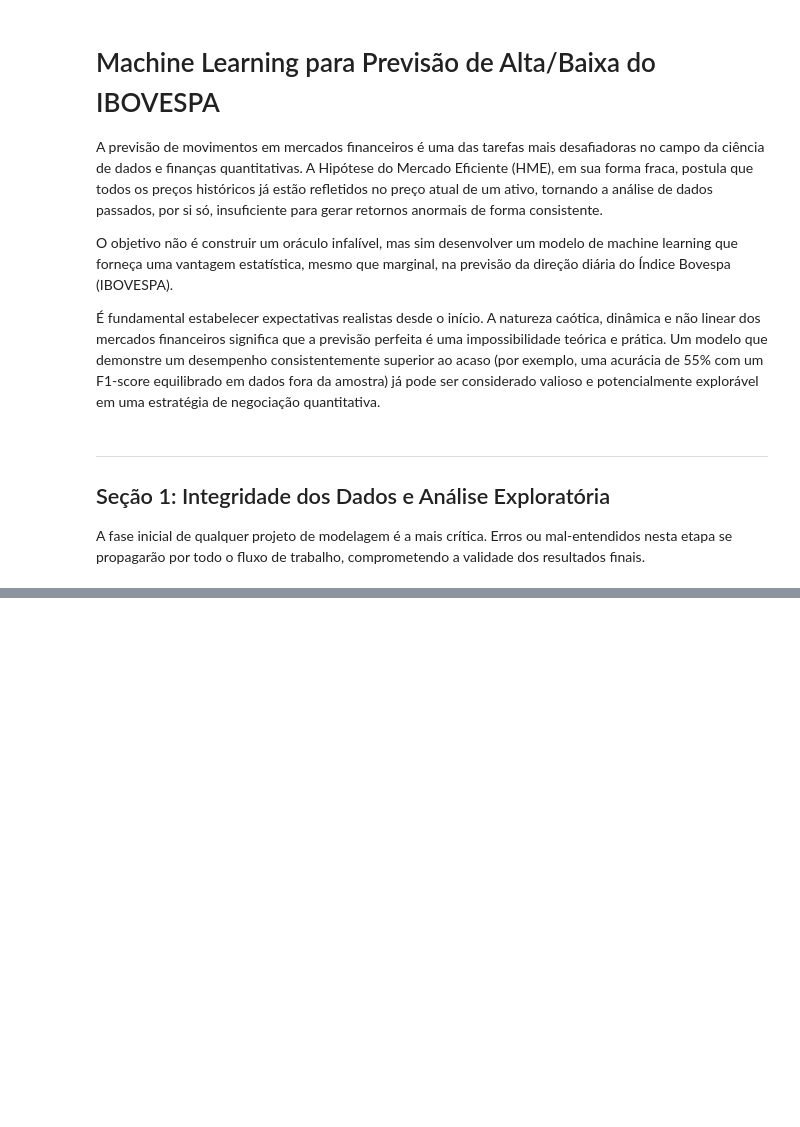
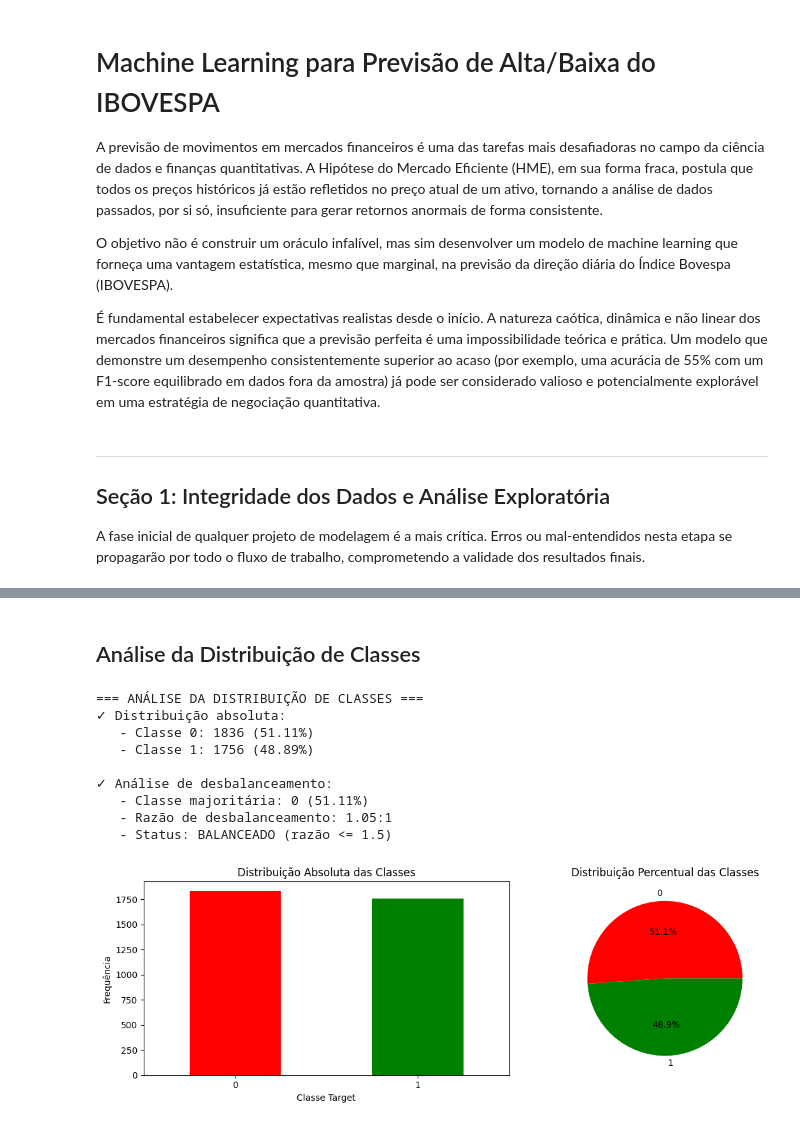
Before and after one commit to suprarn/tudofiap, a Jupyter notebook: Tech Challenge 2/final/tech_challenge_2_final.ipynb, the cells around one changed output, grey strips where cells are left out. Saved outputs shown, nothing was run; the diff lists cells and outputs as text; code cells hidden in the pictures; blank space fills up the shorter version.

```diff
--- a/Tech Challenge 2/final/tech_challenge_2_final.ipynb
+++ b/Tech Challenge 2/final/tech_challenge_2_final.ipynb
@@ -15,0 +524,11 @@ A fase inicial de qualquer projeto de modelagem é a mais crítica. Erros ou mal
+# %%
+import pandas as pd
+import numpy as np
+import matplotlib.pyplot as plt
+import seaborn as sns
+import warnings
+import json
+
+warnings.filterwarnings('ignore')
+plt.style.use('default')
+sns.set_palette('husl')
@@ -15,0 +636,59 @@ A fase inicial de qualquer projeto de modelagem é a mais crítica. Erros ou mal
+# %% [markdown]
+## Análise da Distribuição de Classes
+# %%
+# Calcula e analisa a frequência das classes 0 e 1
+distribuicao = dados_com_target['Target'].value_counts()
+proporcoes = dados_com_target['Target'].value_counts(normalize=True)
+
+# Análise de desbalanceamento
+classe_majoritaria = proporcoes.idxmax()
+prop_majoritaria = proporcoes.max()
+prop_minoritaria = proporcoes.min()
+razao_desbalanceamento = prop_majoritaria / prop_minoritaria
+
+print('=== ANÁLISE DA DISTRIBUIÇÃO DE CLASSES ===')
+print('✓ Distribuição absoluta:')
+for classe, count in distribuicao.items():
+    print(f'   - Classe {classe}: {count} ({proporcoes[classe]:.2%})')
+
+print('\n✓ Análise de desbalanceamento:')
+print(f'   - Classe majoritária: {classe_majoritaria} ({prop_majoritaria:.2%})')
+print(f'   - Razão de desbalanceamento: {razao_desbalanceamento:.2f}:1')
+
+if razao_desbalanceamento > 1.5:
+    print('   - Status: DESBALANCEADO (razão > 1.5)')
+    print('   - Implicações:')
+    print('     • Acurácia não é uma métrica confiável')
+    print('     • Usar Precisão, Recall e F1-Score')
+    print('     • Considerar scale_pos_weight no XGBoost')
+else:
+    print('   - Status: BALANCEADO (razão <= 1.5)')
+
+# Visualização gráfica
+fig, (ax1, ax2) = plt.subplots(1, 2, figsize=(12, 4))
+
+# Gráfico de barras
+distribuicao.plot(kind='bar', ax=ax1, color=['red', 'green'])
+ax1.set_title('Distribuição Absoluta das Classes')
+ax1.set_xlabel('Classe Target')
+ax1.set_ylabel('Frequência')
+ax1.tick_params(axis='x', rotation=0)
+
+# Gráfico de pizza
+proporcoes.plot(kind='pie', ax=ax2, autopct='%1.1f%%', colors=['red', 'green'])
+ax2.set_title('Distribuição Percentual das Classes')
+ax2.set_ylabel('')
+
+plt.tight_layout()
+plt.show()
+# %% [output]
+=== ANÁLISE DA DISTRIBUIÇÃO DE CLASSES ===
+✓ Distribuição absoluta:
+   - Classe 0: 1836 (51.11%)
+   - Classe 1: 1756 (48.89%)
+
+✓ Análise de desbalanceamento:
+   - Classe majoritária: 0 (51.11%)
+   - Razão de desbalanceamento: 1.05:1
+   - Status: BALANCEADO (razão <= 1.5)
+[figure, added]
```
Also changed, not shown: parts of 42 cells of this notebook, 18 other files.
